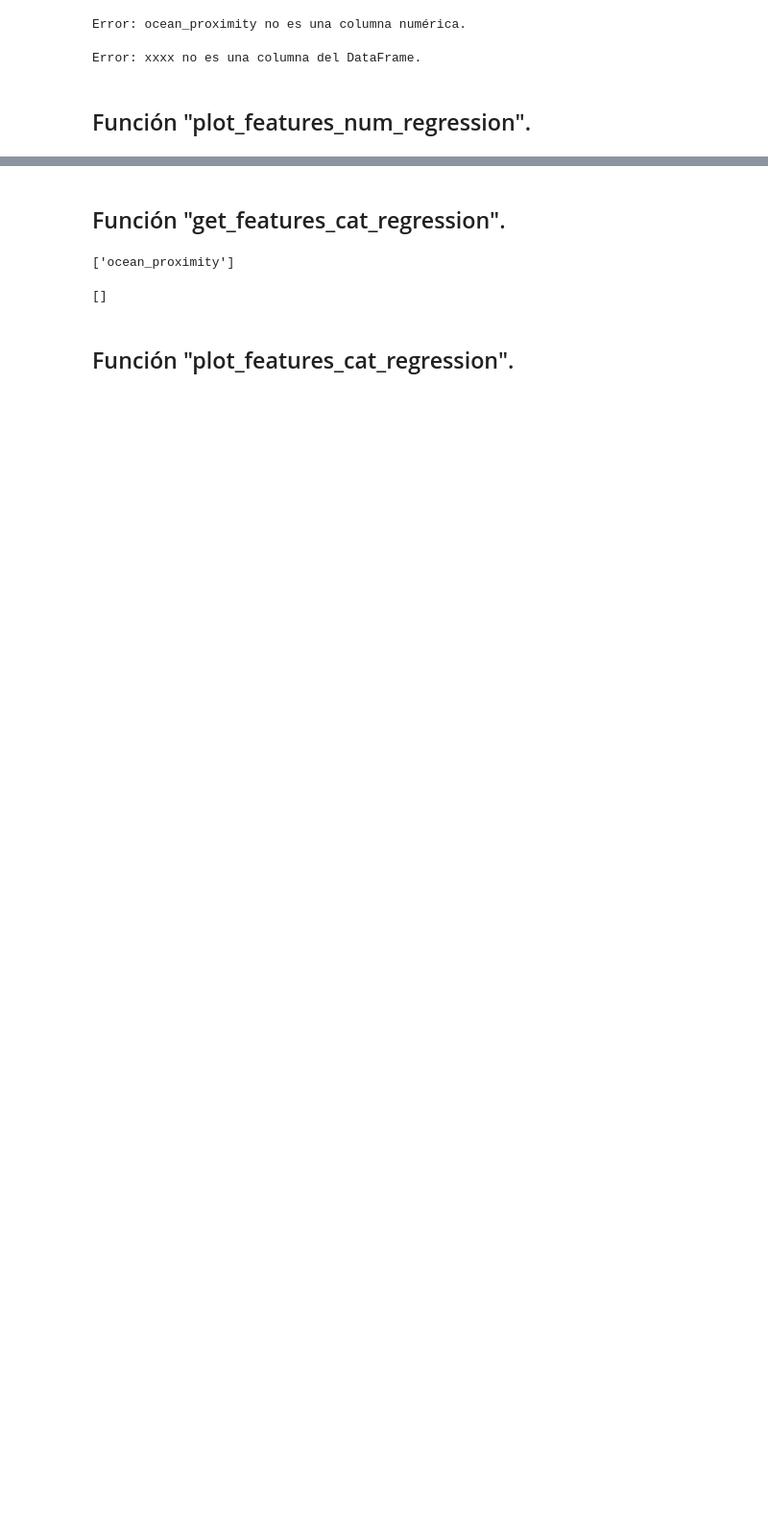
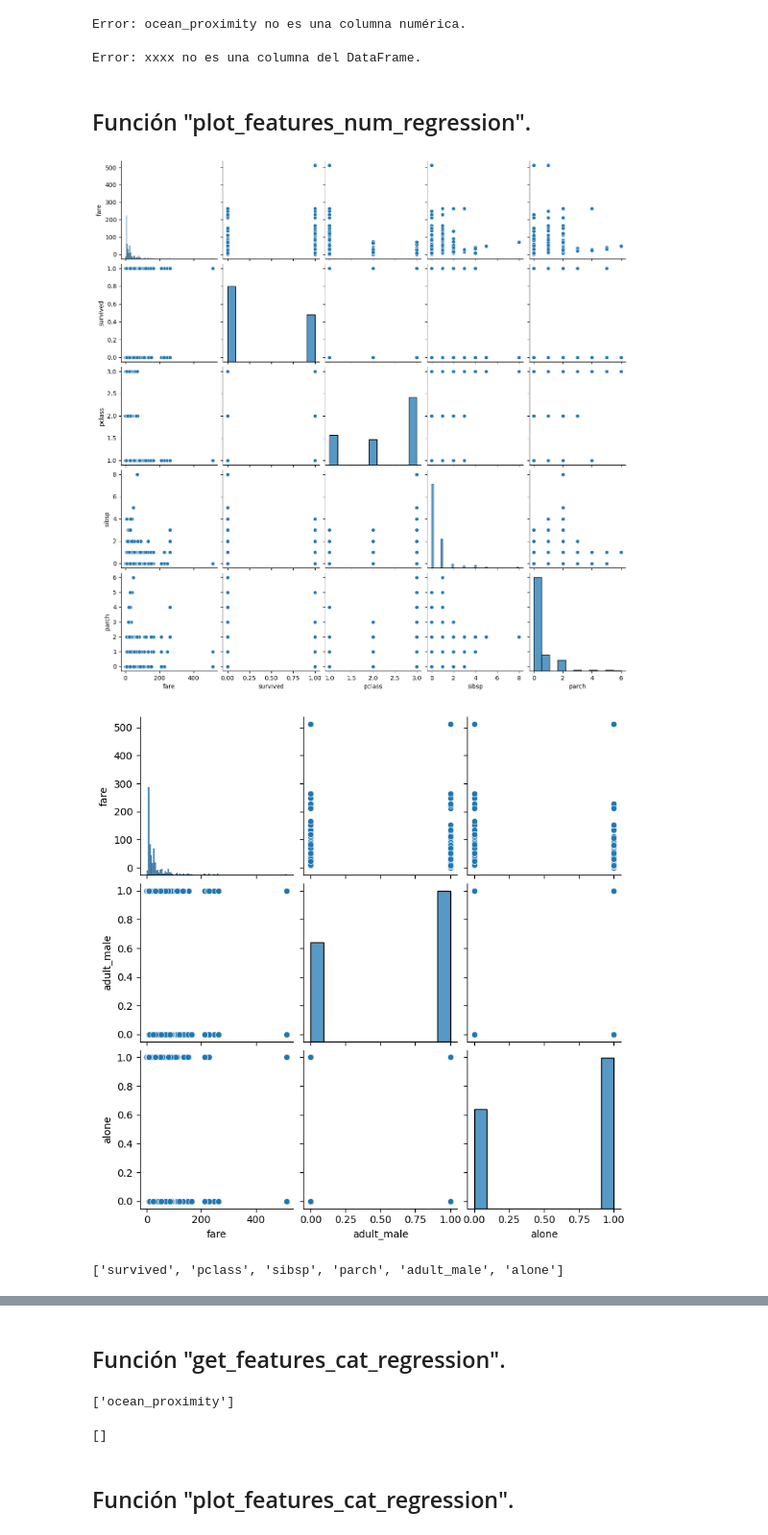
Before and after one commit to elecomexp/toolbox_machine_learning, a Jupyter notebook: Lander/test.ipynb, the cells around one changed output, grey strips where cells are left out. Shown at 96% size. Drawn from its saved outputs; the diff is of its cells as text; code cells hidden in the pictures; blank space fills up the shorter version.

```diff
--- a/Lander/test.ipynb
+++ b/Lander/test.ipynb
@@ -114,0 +180,8 @@ Error: xxxx no es una columna del DataFrame.
+# %%
+tb.plot_features_num_regression(df_titanic,
+                                target_col="fare",
+                                columns=[])
+# %% [output]
+[figure, added]
+[figure, added]
+['survived', 'pclass', 'sibsp', 'parch', 'adult_male', 'alone']
```
Also changed, not shown: parts of 10 cells of this notebook.
